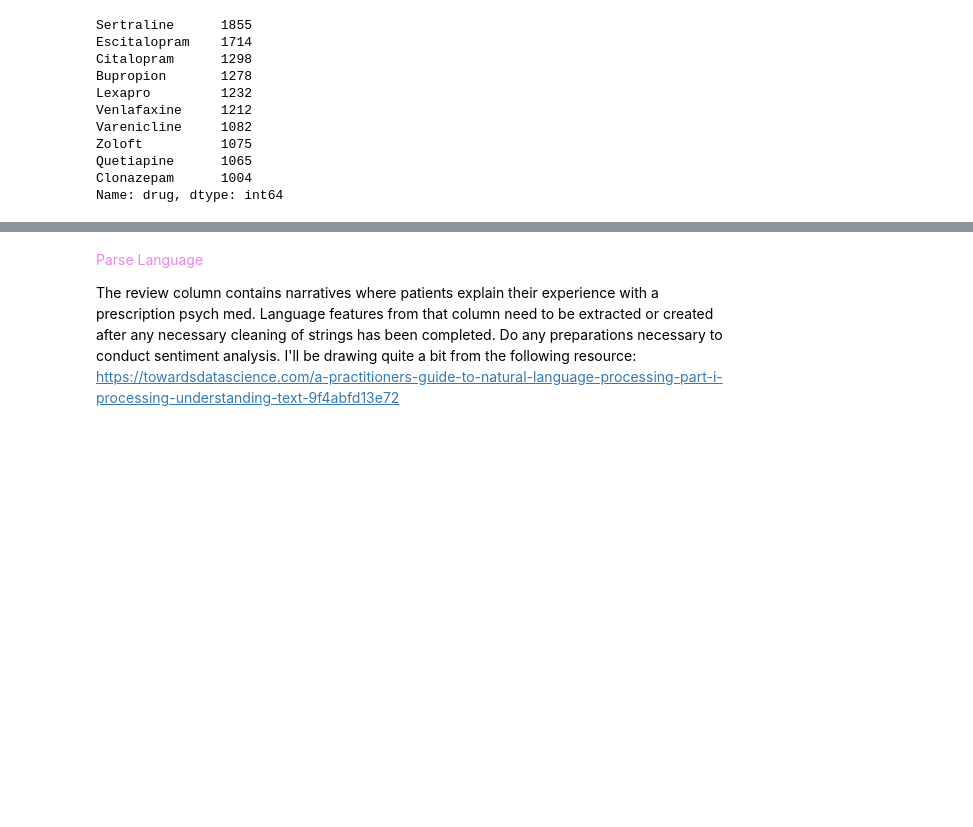
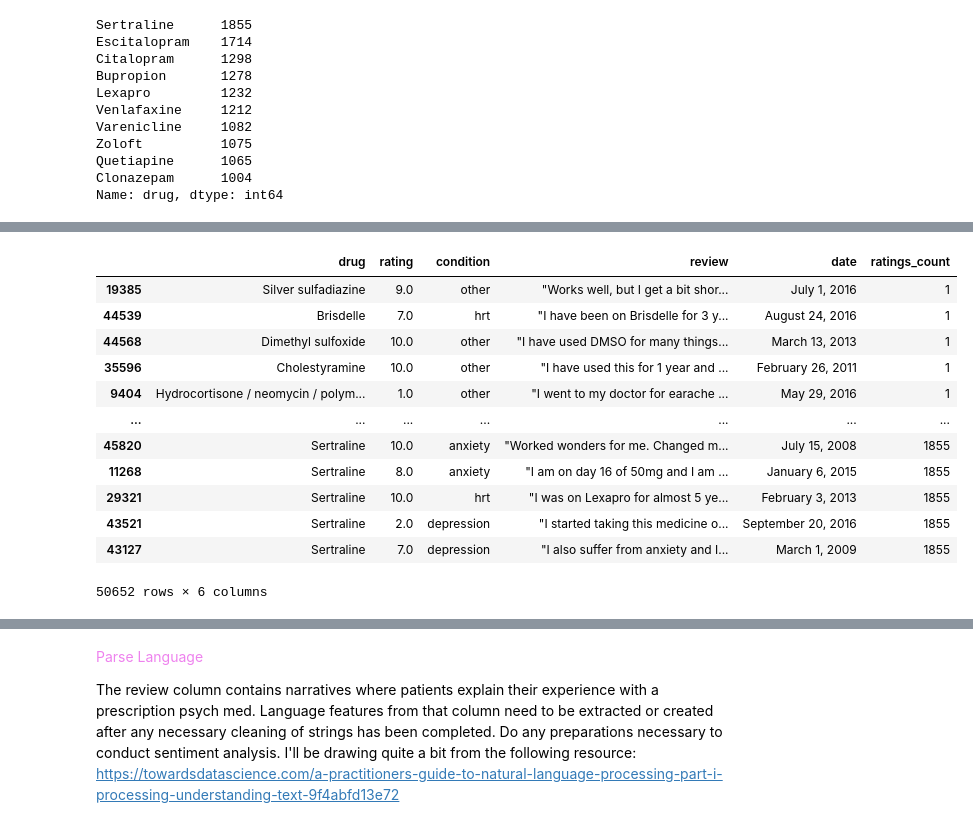
Before and after one commit to fractaldatalearning/psychedelic_efficacy, a Jupyter notebook: notebooks/2-kl-studies-eda.ipynb, the cells around one changed output, grey strips where cells are left out. Cells and saved outputs as stored; diff of their text form; code cells hidden in the pictures; blank space fills up the shorter version.

```diff
--- a/notebooks/2-kl-studies-eda.ipynb
+++ b/notebooks/2-kl-studies-eda.ipynb
@@ -295,0 +251,17 @@ This looks like something other than total random noise, like maybe there were s
+# %%
+df['ratings_count'] = df.groupby(['drug'])['drug'].transform('count')
+df.sort_values('ratings_count')
+# %% [output]
+|  | drug | rating | condition | review | date | ratings_count |
+| 19385 | Silver sulfadiazine | 9.0 | other | "Works well, but I get a bit shor... | July 1, 2016 | 1 |
+| 44539 | Brisdelle | 7.0 | hrt | "I have been on Brisdelle for 3 y... | August 24, 2016 | 1 |
+| 44568 | Dimethyl sulfoxide | 10.0 | other | "I have used DMSO for many things... | March 13, 2013 | 1 |
+| 35596 | Cholestyramine | 10.0 | other | "I have used this for 1 year and ... | February 26, 2011 | 1 |
+| 9404 | Hydrocortisone / neomycin / polym... | 1.0 | other | "I went to my doctor for earache ... | May 29, 2016 | 1 |
+| ... | ... | ... | ... | ... | ... | ... |
+| 45820 | Sertraline | 10.0 | anxiety | "Worked wonders for me. Changed m... | July 15, 2008 | 1855 |
+| 11268 | Sertraline | 8.0 | anxiety | "I am on day 16 of 50mg and I am ... | January 6, 2015 | 1855 |
+| 29321 | Sertraline | 10.0 | hrt | "I was on Lexapro for almost 5 ye... | February 3, 2013 | 1855 |
+| 43521 | Sertraline | 2.0 | depression | "I started taking this medicine o... | September 20, 2016 | 1855 |
+| 43127 | Sertraline | 7.0 | depression | "I also suffer from anxiety and I... | March 1, 2009 | 1855 |
+50652 rows × 6 columns
```
Also changed, not shown: parts of 61 cells of this notebook.
